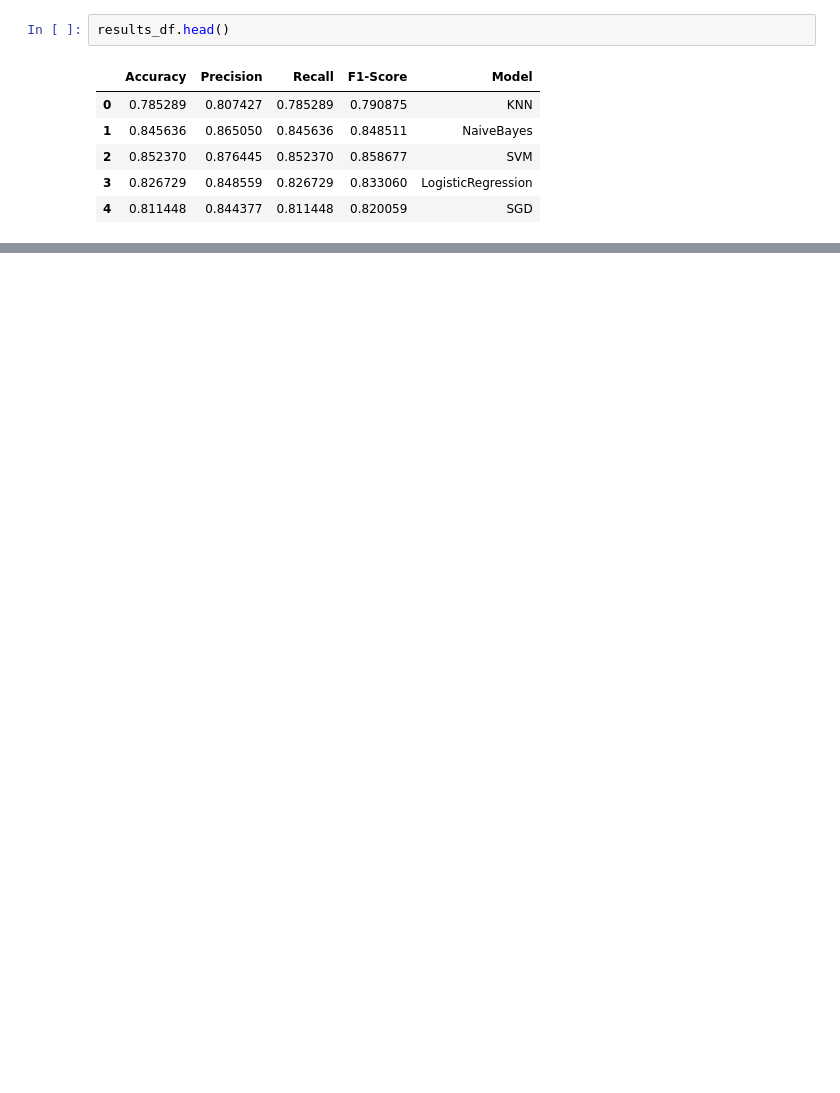
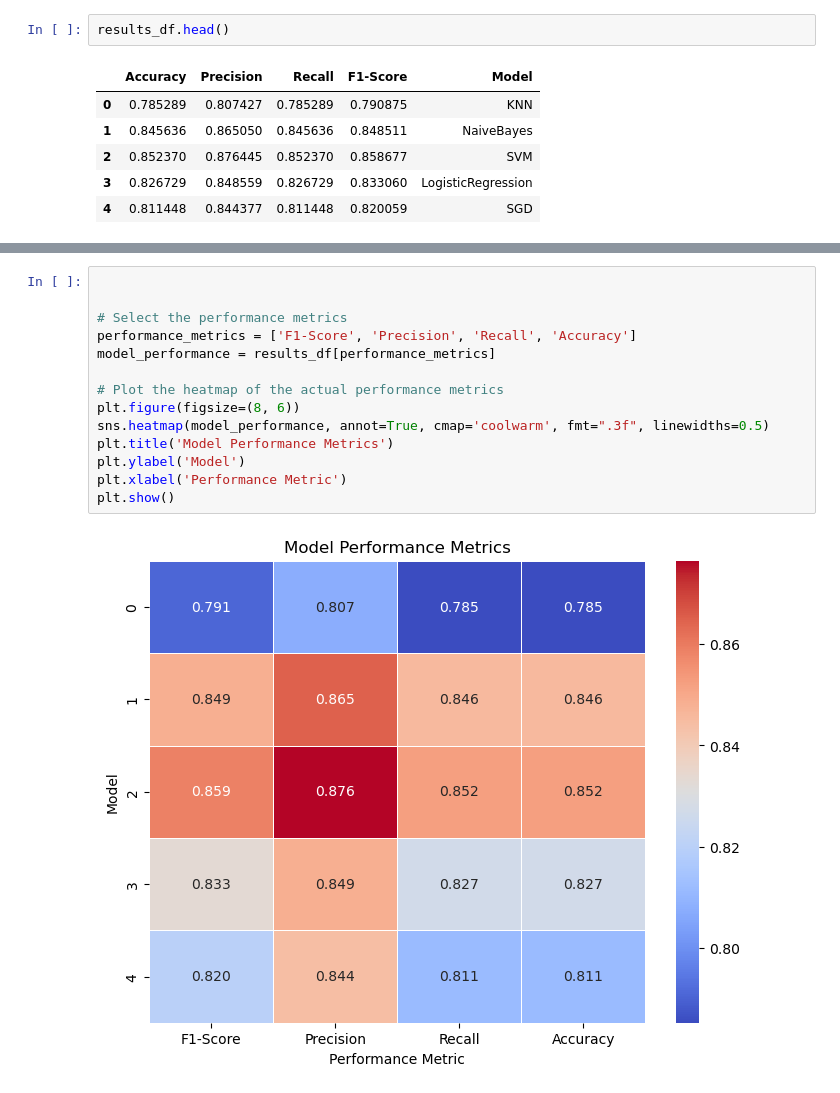
Before and after one commit to bhartiansh/water_quality_prediction, a Jupyter notebook: notebooks/rull_all_models_and_compare.ipynb, the cells around one changed output, grey strips where cells are left out. Drawn from its saved outputs; the diff is of its cells as text; blank space fills up the shorter version.

```diff
--- a/notebooks/rull_all_models_and_compare.ipynb
+++ b/notebooks/rull_all_models_and_compare.ipynb
@@ -161,0 +174,16 @@ plt.show()
+# %%
+
+
+# Select the performance metrics
+performance_metrics = ['F1-Score', 'Precision', 'Recall', 'Accuracy']
+model_performance = results_df[performance_metrics]
+
+# Plot the heatmap of the actual performance metrics
+plt.figure(figsize=(8, 6))
+sns.heatmap(model_performance, annot=True, cmap='coolwarm', fmt=".3f", linewidths=0.5)
+plt.title('Model Performance Metrics')
+plt.ylabel('Model')
+plt.xlabel('Performance Metric')
+plt.show()
+# %% [output]
+[figure, added]
```
Also changed, not shown: parts of 7 cells of this notebook, 5 other files.
